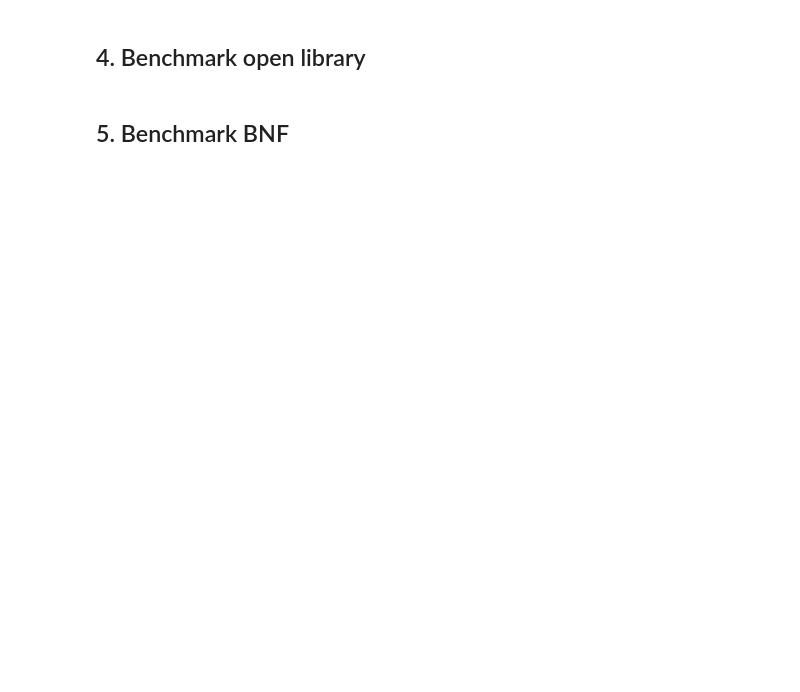
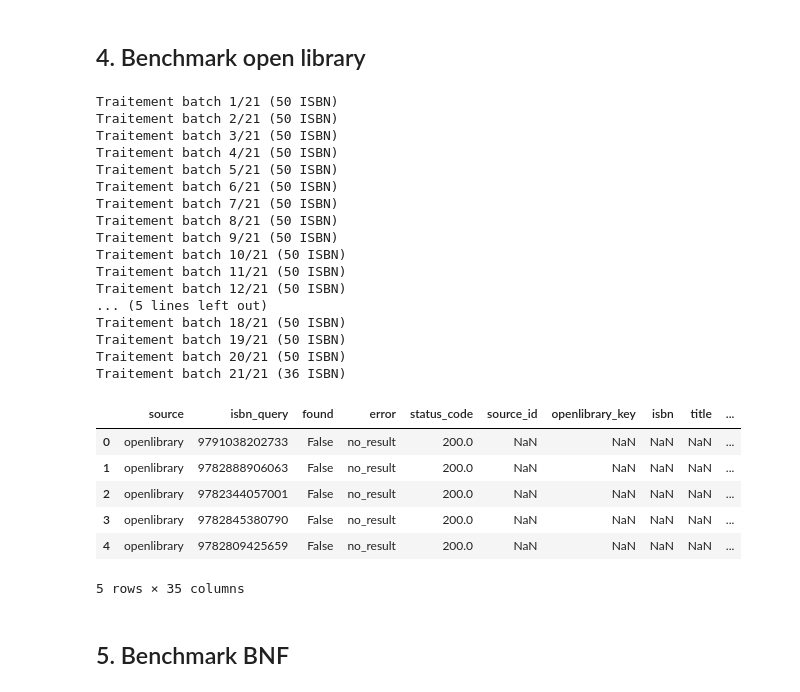
Before and after one commit to yoann-donizetti/collectionlens, a Jupyter notebook: notebooks/poc_data/07_extended_multisource_benchmark.ipynb, the cells around one changed output. Drawn from its saved outputs; the diff is of its cells as text; code cells hidden in the pictures; blank space fills up the shorter version.

```diff
--- a/notebooks/poc_data/07_extended_multisource_benchmark.ipynb
+++ b/notebooks/poc_data/07_extended_multisource_benchmark.ipynb
@@ -269,23 +285,48 @@ df_google_books.head()
 # %%
 from collectionlens.api.open_library_api import (
     search_book_by_isbn as openlibrary_isbn,
 )
 
 df_openlibrary = benchmark_source_in_batches(
     source_name="openlibrary",
     search_func=openlibrary_isbn,
-    isbns=benchmark_isbns,
+    isbns=isbns,
     batch_size=50,
     output_dir=output_dir / "openlibrary",
     sleep_seconds=1.0,
 )
 
 df_openlibrary.to_csv(
     output_dir / "openlibrary_results.csv",
     index=False,
 )
 
 df_openlibrary.head()
+# %% [output]
+Traitement batch 1/21 (50 ISBN)
+Traitement batch 2/21 (50 ISBN)
+Traitement batch 3/21 (50 ISBN)
+Traitement batch 4/21 (50 ISBN)
+Traitement batch 5/21 (50 ISBN)
+Traitement batch 6/21 (50 ISBN)
+Traitement batch 7/21 (50 ISBN)
+Traitement batch 8/21 (50 ISBN)
+Traitement batch 9/21 (50 ISBN)
+Traitement batch 10/21 (50 ISBN)
+Traitement batch 11/21 (50 ISBN)
+Traitement batch 12/21 (50 ISBN)
+... (5 lines left out)
+Traitement batch 18/21 (50 ISBN)
+Traitement batch 19/21 (50 ISBN)
+Traitement batch 20/21 (50 ISBN)
+Traitement batch 21/21 (36 ISBN)
+|  | source | isbn_query | found | error | status_code | source_id | openlibrary_key | isbn | title | ... |
+| 0 | openlibrary | 9791038202733 | False | no_result | 200.0 | NaN | NaN | NaN | NaN | ... |
+| 1 | openlibrary | 9782888906063 | False | no_result | 200.0 | NaN | NaN | NaN | NaN | ... |
+| 2 | openlibrary | 9782344057001 | False | no_result | 200.0 | NaN | NaN | NaN | NaN | ... |
+| 3 | openlibrary | 9782845380790 | False | no_result | 200.0 | NaN | NaN | NaN | NaN | ... |
+| 4 | openlibrary | 9782809425659 | False | no_result | 200.0 | NaN | NaN | NaN | NaN | ... |
+5 rows × 35 columns
 # %% [markdown]
 ## 5. Benchmark BNF
 # %%
```
Also changed, not shown: parts of 26 cells of this notebook, 1 other file.
